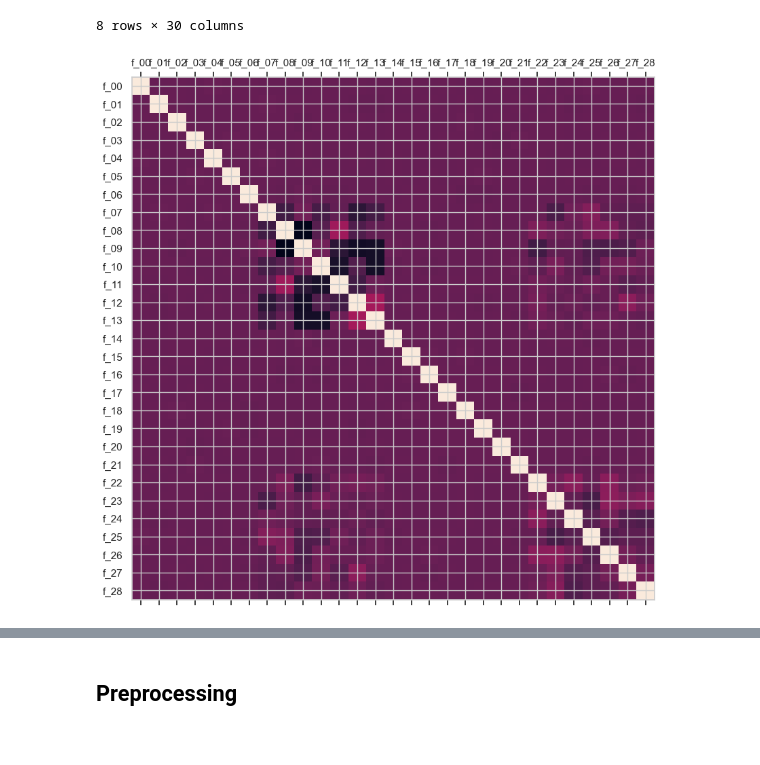
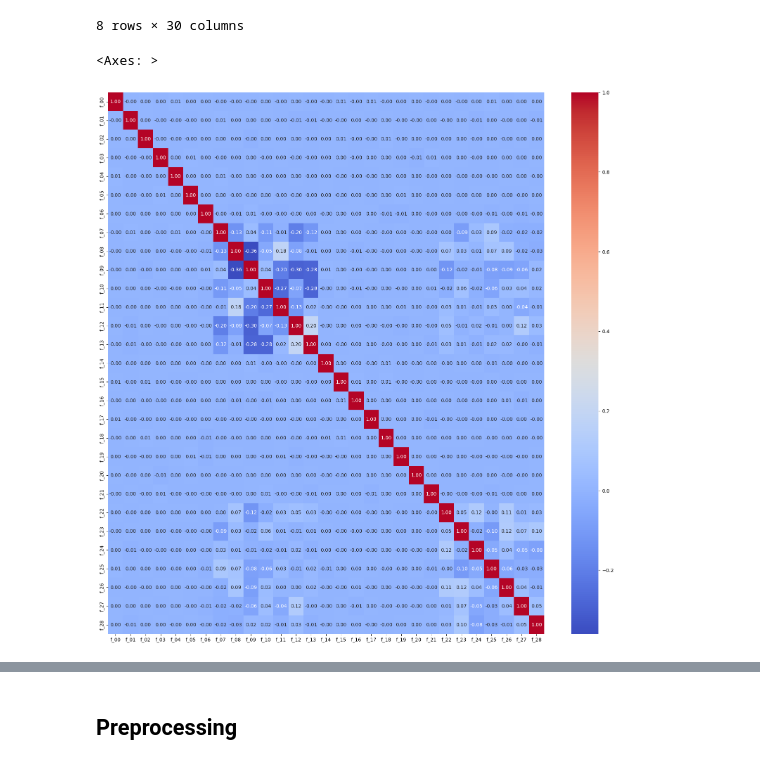
Before and after one commit to novelxv/Korika-Mentorship-Selection-2024, a Jupyter notebook: scripts/main.ipynb, the cells around one changed output, grey strips where cells are left out. Saved outputs shown, nothing was run; the diff lists cells and outputs as text; code cells hidden in the pictures.

```diff
--- a/scripts/main.ipynb
+++ b/scripts/main.ipynb
@@ -96,13 +64,10 @@ sns.set_theme(style="whitegrid")
-# %%
-def plot_corr(df, size=10):
-    corr = df.corr()
-    fig, ax = plt.subplots(figsize=(size, size))
-    ax.matshow(corr)
-    plt.xticks(range(len(corr.columns)), corr.columns)
-    plt.yticks(range(len(corr.columns)), corr.columns)
-plot_corr(data)
-# %% [output]
-[figure, removed]
+# %%
+# Tabel korelasi antar features
+plt.figure(figsize=(20,20))
+sns.heatmap(data.corr(), annot=True, cmap='coolwarm', fmt='.2f')
+# %% [output]
+<Axes: >
+[figure, added]
 # %%
 plt.figure(figsize=(15,10))
 columns = data.columns[2:]
```
Also changed, not shown: parts of 9 cells of this notebook, 1 other file.
